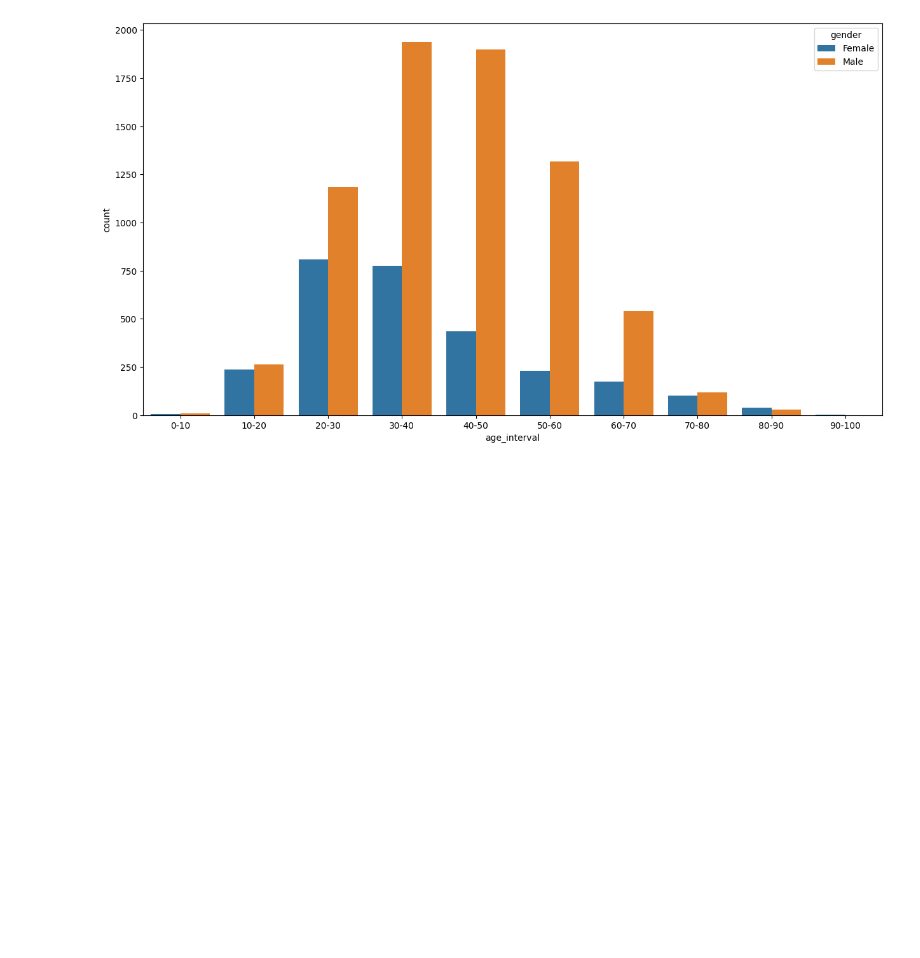
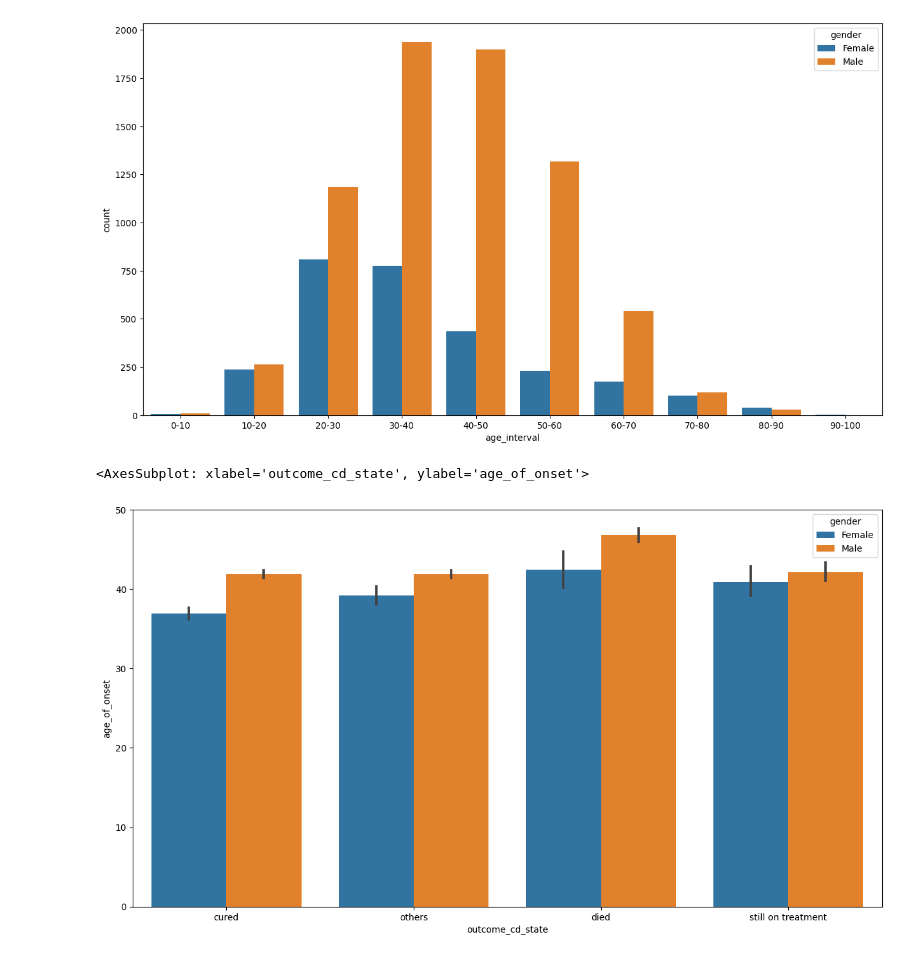
Before and after one commit to Taoheed-O/Tuberculosis_Survival_prediction, a Jupyter notebook: Data_analysis.ipynb, the cells around one changed output. Drawn from its saved outputs; the diff is of its cells as text; code cells hidden in the pictures; blank space fills up the shorter version.

```diff
--- a/Data_analysis.ipynb
+++ b/Data_analysis.ipynb
@@ -522,3 +523,13 @@ sns.countplot(data=patients_total, x='age_interval', hue='gender')
 # %% [output]
 <AxesSubplot: xlabel='age_interval', ylabel='count'>
 [figure]
+# %%
+patients_total['outcome_cd_state'] = patients_total['outcome_cd'].apply(lambda x:'cured'\
+if x == 'cured' else ('still on treatment' if x == 'stillOnTreatment' \
+               else ("died" if x == 'died' else 'others')))
+# %%
+plt.figure(figsize=(15, 8))
+sns.barplot(data=patients_total, x='outcome_cd_state', y='age_of_onset', hue='gender')
+# %% [output]
+<AxesSubplot: xlabel='outcome_cd_state', ylabel='age_of_onset'>
+[figure, added]
```
Also changed, not shown: parts of 1 cell of this notebook.
